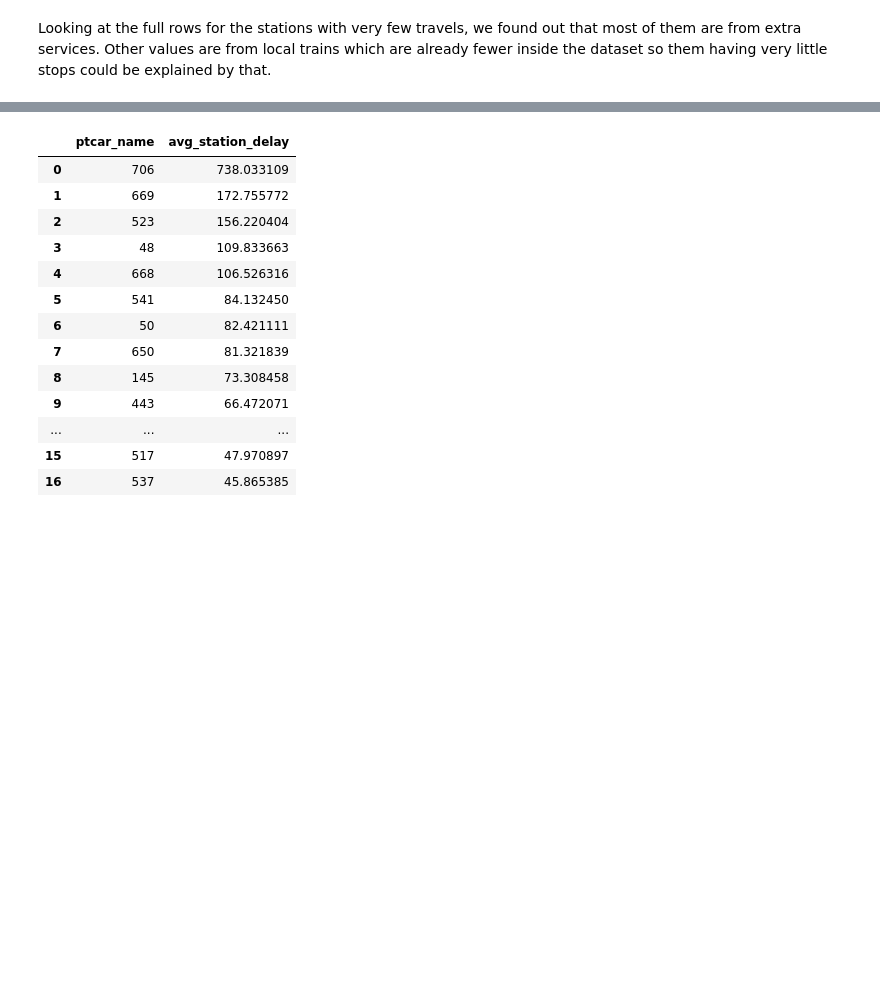
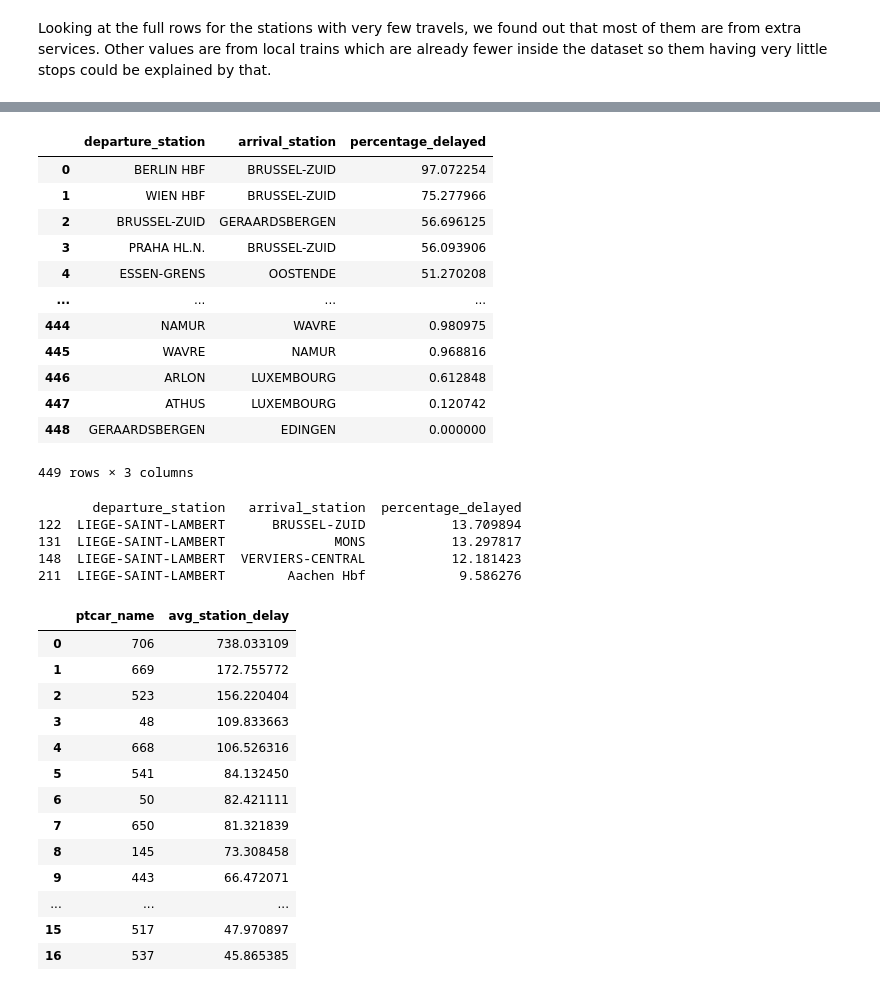
Before and after one commit to LeiY769/DataProject, a Jupyter notebook: eda.ipynb, the cells around one changed output, grey strips where cells are left out. Cells and saved outputs as stored; diff of their text form; code cells hidden in the pictures; blank space fills up the shorter version.

```diff
--- a/eda.ipynb
+++ b/eda.ipynb
@@ -451,3 +552,42 @@ Looking at the full rows for the stations with very few travels, we found out th
+# %%
+QUERY = """
+SELECT
+    s_dep.name AS departure_station,
+    s_arr.name AS arrival_station,
+    COUNT(CASE WHEN t.delay_arrival > 300 THEN 1 END) * 100.0 / COUNT(*) AS percentage_delayed
+FROM TRAIN_DATA t
+JOIN STATIONS s_dep ON t.station_departure = s_dep.id
+JOIN STATIONS s_arr ON t.station_arrival = s_arr.id
+GROUP BY s_dep.name, s_arr.name
+ORDER BY percentage_delayed DESC;
+"""
+
+df = pd.read_sql(sqla.text(QUERY), connection)
+
+display(df)
+
+test = df[df['departure_station'] == 'LIEGE-SAINT-LAMBERT']
+
+print(test)
+# %% [output]
+|  | departure_station | arrival_station | percentage_delayed |
+| 0 | BERLIN HBF | BRUSSEL-ZUID | 97.072254 |
+| 1 | WIEN HBF | BRUSSEL-ZUID | 75.277966 |
+| 2 | BRUSSEL-ZUID | GERAARDSBERGEN | 56.696125 |
+| 3 | PRAHA HL.N. | BRUSSEL-ZUID | 56.093906 |
+| 4 | ESSEN-GRENS | OOSTENDE | 51.270208 |
+| ... | ... | ... | ... |
+| 444 | NAMUR | WAVRE | 0.980975 |
+| 445 | WAVRE | NAMUR | 0.968816 |
+| 446 | ARLON | LUXEMBOURG | 0.612848 |
+| 447 | ATHUS | LUXEMBOURG | 0.120742 |
+| 448 | GERAARDSBERGEN | EDINGEN | 0.000000 |
+449 rows × 3 columns
+       departure_station   arrival_station  percentage_delayed
+122  LIEGE-SAINT-LAMBERT      BRUSSEL-ZUID           13.709894
+131  LIEGE-SAINT-LAMBERT              MONS           13.297817
+148  LIEGE-SAINT-LAMBERT  VERVIERS-CENTRAL           12.181423
+211  LIEGE-SAINT-LAMBERT        Aachen Hbf            9.586276
 # %%
 query = """
 SELECT
```
Also changed, not shown: parts of 6 cells of this notebook, 3 other files.
